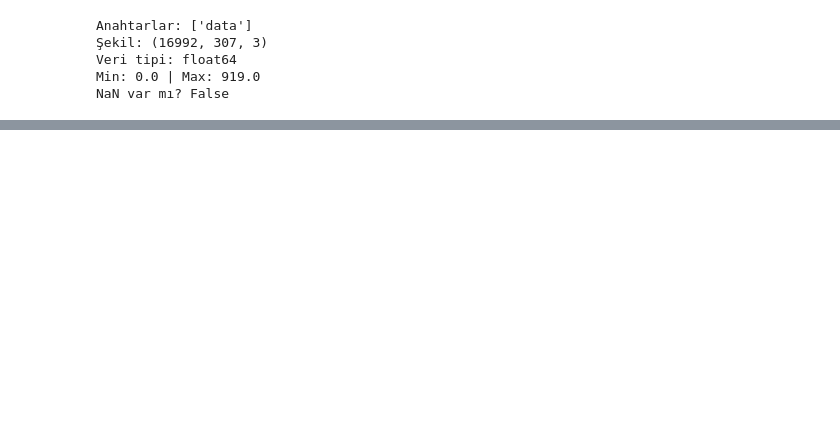
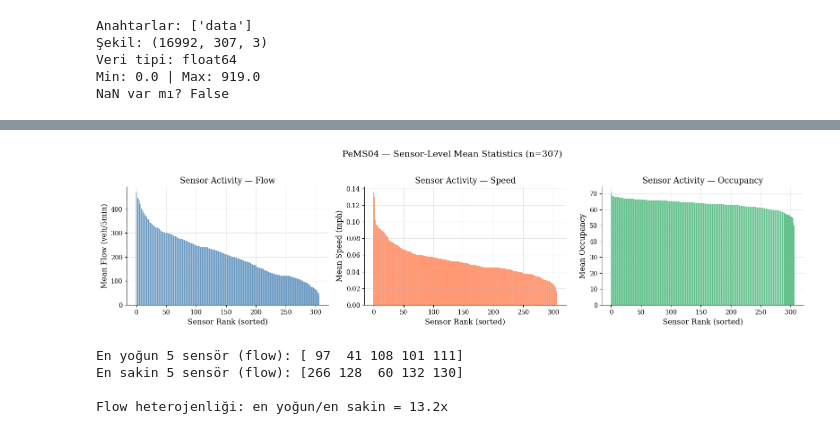
Before and after one commit to enesavci16/fl-its-anomaly-detection, a Jupyter notebook: notebooks/01_pems04_exploration.ipynb, the cells around one changed output, grey strips where cells are left out. Saved outputs shown, nothing was run; the diff lists cells and outputs as text; code cells hidden in the pictures; blank space fills up the shorter version.

```diff
--- a/notebooks/01_pems04_exploration.ipynb
+++ b/notebooks/01_pems04_exploration.ipynb
@@ -38,0 +174,39 @@ NaN var mı? False
+# %%
+# ============================================================
+# HÜCRE 7 — Sensör bazlı ortalama trafik akışı
+# ============================================================
+sensor_mean_flow  = flow.mean(axis=0)        # her sensörün ortalama flow'u
+sensor_mean_speed = speed.mean(axis=0)
+sensor_mean_occ   = occupancy.mean(axis=0)
+
+fig, axes = plt.subplots(1, 3, figsize=(16, 4))
+
+axes[0].bar(range(307), np.sort(sensor_mean_flow)[::-1], color='steelblue', alpha=0.8)
+axes[0].set_xlabel('Sensor Rank (sorted)')
+axes[0].set_ylabel('Mean Flow (veh/5min)')
+axes[0].set_title('Sensor Activity — Flow')
+
+axes[1].bar(range(307), np.sort(sensor_mean_speed)[::-1], color='coral', alpha=0.8)
+axes[1].set_xlabel('Sensor Rank (sorted)')
+axes[1].set_ylabel('Mean Speed (mph)')
+axes[1].set_title('Sensor Activity — Speed')
+
+axes[2].bar(range(307), np.sort(sensor_mean_occ)[::-1], color='mediumseagreen', alpha=0.8)
+axes[2].set_xlabel('Sensor Rank (sorted)')
+axes[2].set_ylabel('Mean Occupancy')
+axes[2].set_title('Sensor Activity — Occupancy')
+
+plt.suptitle('PeMS04 — Sensor-Level Mean Statistics (n=307)', fontsize=14, y=1.02)
+plt.tight_layout()
+plt.savefig(f'{RESULTS_DIR}/fig01_feature_distributions.png', bbox_inches='tight', dpi=300)
+plt.show()
+# En yoğun ve en sakin 5 sensörü yazdır
+print("\nEn yoğun 5 sensör (flow):", np.argsort(sensor_mean_flow)[-5:][::-1])
+print("En sakin 5 sensör (flow):", np.argsort(sensor_mean_flow)[:5])
+print(f"\nFlow heterojenliği: en yoğun/en sakin = {sensor_mean_flow.max()/sensor_mean_flow[sensor_mean_flow>0].min():.1f}x")
+# %% [output]
+[figure, added]
+En yoğun 5 sensör (flow): [ 97  41 108 101 111]
+En sakin 5 sensör (flow): [266 128  60 132 130]
+
+Flow heterojenliği: en yoğun/en sakin = 13.2x
```
Also changed, not shown: parts of 15 cells of this notebook.
